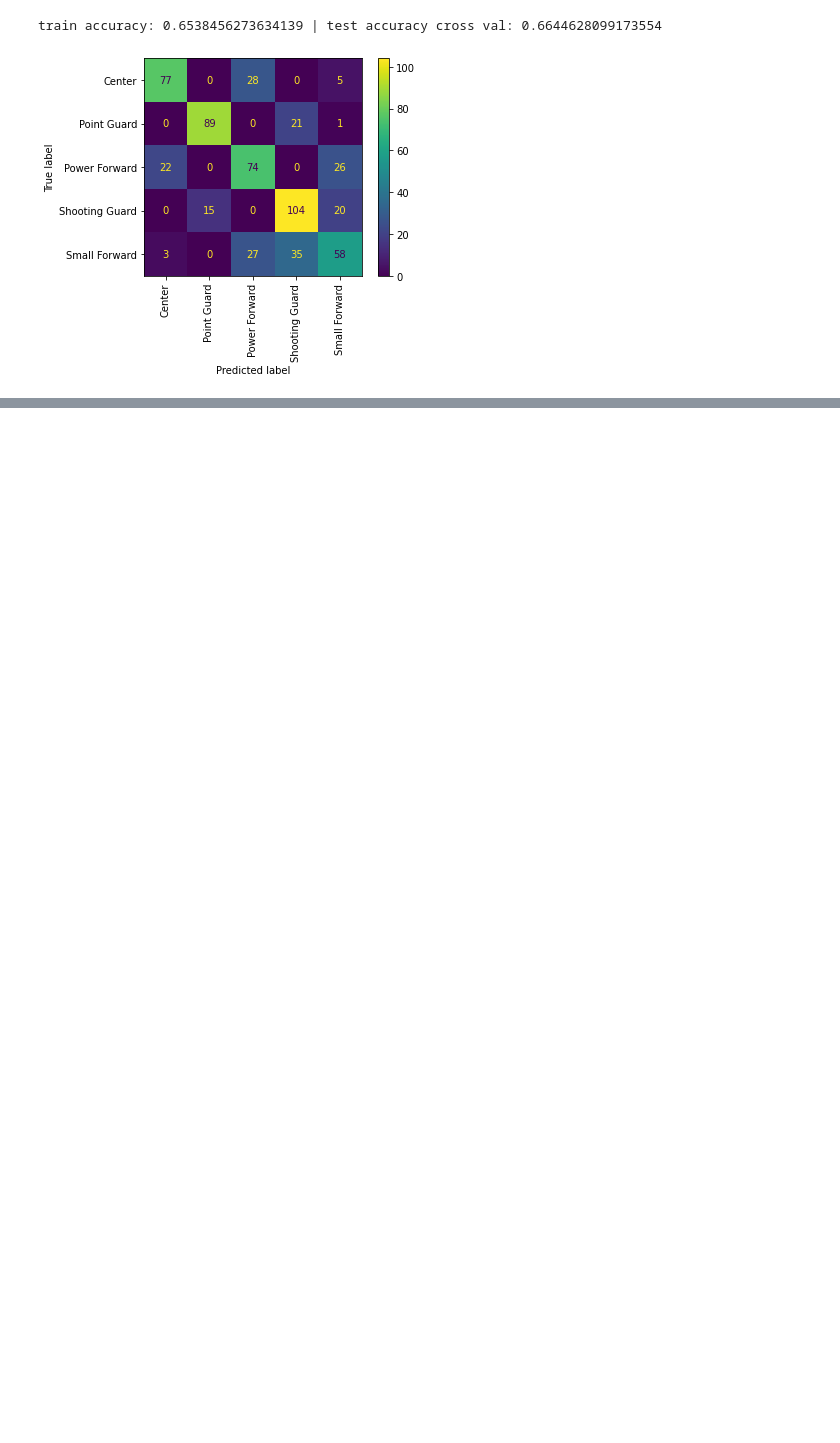
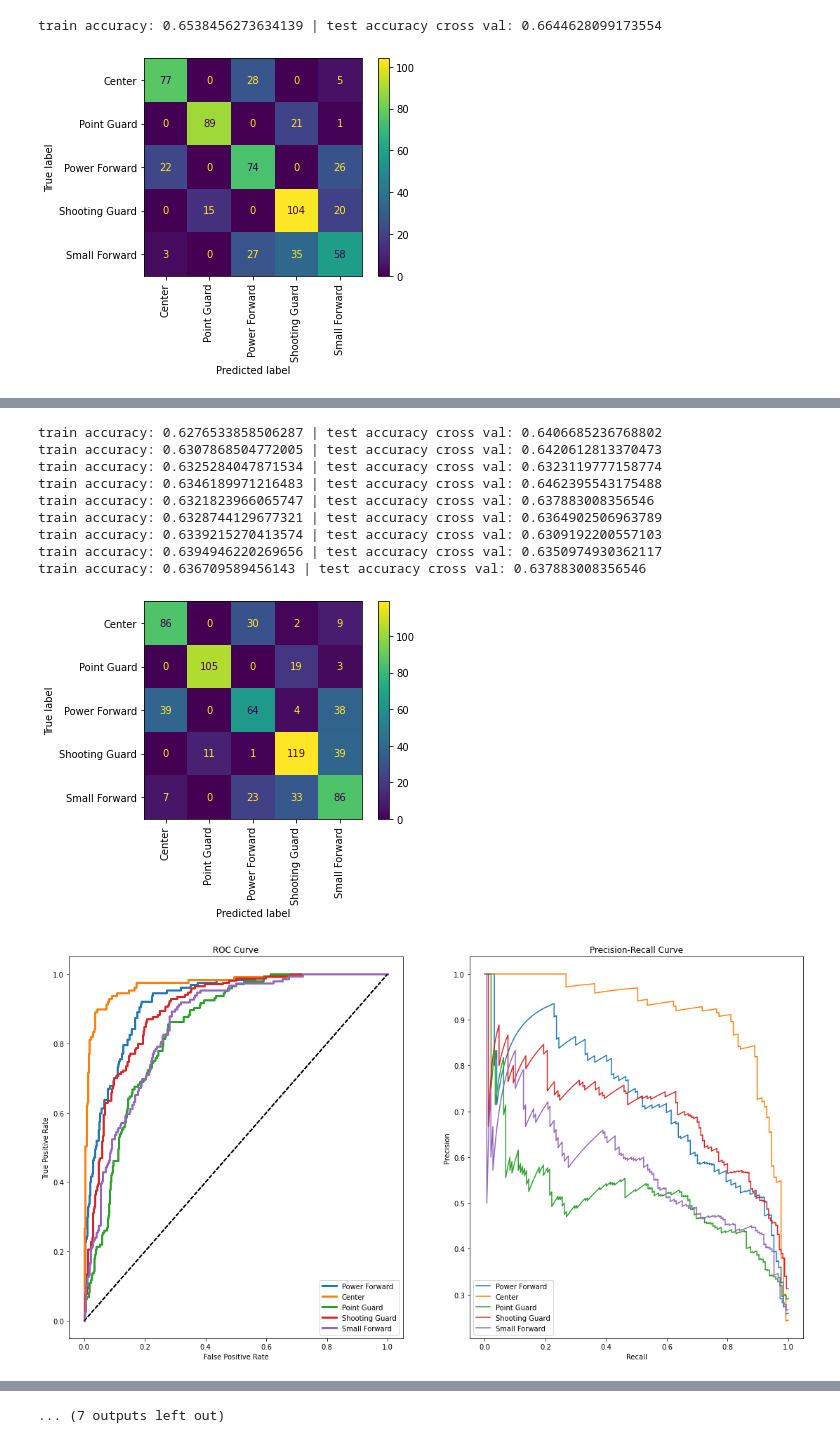
Before and after one commit to wjlau/capstone3, a Jupyter notebook: predicting_player_positions.ipynb, the cells around one changed output, grey strips where cells are left out. Drawn from its saved outputs; the diff is of its cells as text; code cells hidden in the pictures; blank space fills up the shorter version.

Commit message:
knn imputer for NaNs

```diff
--- a/predicting_player_positions.ipynb
+++ b/predicting_player_positions.ipynb
@@ -572,0 +543,46 @@ memory usage: 960.3+ KB
+# %%
+def pick_k_lr(og_df, X,y,ns,model_features):
+
+    columns = ['G', 'GS', 'MP', 'FG', 'FGA', 'FG%', '3P', '3PA',
+       '3P%', '2P', '2PA', '2P%', 'eFG%', 'FT', 'FTA', 'FT%', 'ORB', 'DRB',
+       'TRB', 'AST', 'STL', 'BLK', 'TOV', 'PF', 'PTS']
+
+    scaler = StandardScaler().fit(X)
+    X_scale = scaler.transform(X)
+
+
+    for n in ns:
+        imputer = KNNImputer(n_neighbors=n).fit(X_scale)
+        X_trans = imputer.transform(X_scale)
+
+        predicted_nans = pd.DataFrame(data = X_trans,columns=columns)
+        df_to_concat = og_df.copy()
+        df_to_concat.drop(columns,axis=1,inplace=True)
+        final_df = pd.concat([df_to_concat.reset_index(),predicted_nans],axis=1)
+
+        X_model = final_df[model_features]
+        y_model = final_df['Target']
+
+        X_train, X_test, y_train, y_test = train_test_split(X_model,y_model, test_size = 0.20, random_state = 23, stratify = y_model)
+
+
+        lr = LogisticRegression(max_iter = 450).fit(X_train,y_train)
+        lr_predicted = lr.predict(X_test)
+
+        print(f'train accuracy: {cross_val_score(lr,X_train,y_train,cv=5).mean()} | test accuracy cross val: {accuracy_score(y_test,lr_predicted)}');
+        plot_confusion_matrix(lr,X_test,y_test,xticks_rotation='vertical')
+        ROC(lr, X_test, y_test)
+# %%
+pick_k_lr(all_player_stats,all_player_stats.drop(['Pos','Num_Pos','Target','Player'],axis=1),all_player_stats['Target'],ns,['PTS', 'TRB', 'AST', 'STL', 'BLK','2PA','3PA','ORB','DRB'])
+# %% [output]
+train accuracy: 0.6276533858506287 | test accuracy cross val: 0.6406685236768802
+train accuracy: 0.6307868504772005 | test accuracy cross val: 0.6420612813370473
+train accuracy: 0.6325284047871534 | test accuracy cross val: 0.6323119777158774
+train accuracy: 0.6346189971216483 | test accuracy cross val: 0.6462395543175488
+train accuracy: 0.6321823966065747 | test accuracy cross val: 0.637883008356546
+train accuracy: 0.6328744129677321 | test accuracy cross val: 0.6364902506963789
+train accuracy: 0.6339215270413574 | test accuracy cross val: 0.6309192200557103
+train accuracy: 0.6394946220269656 | test accuracy cross val: 0.6350974930362117
+train accuracy: 0.636709589456143 | test accuracy cross val: 0.637883008356546
+[figure, added]
+[figure, added]
@@ -572,0 +598 @@ memory usage: 960.3+ KB
+... (7 outputs left out)
```
Also changed, not shown: parts of 25 cells of this notebook.
